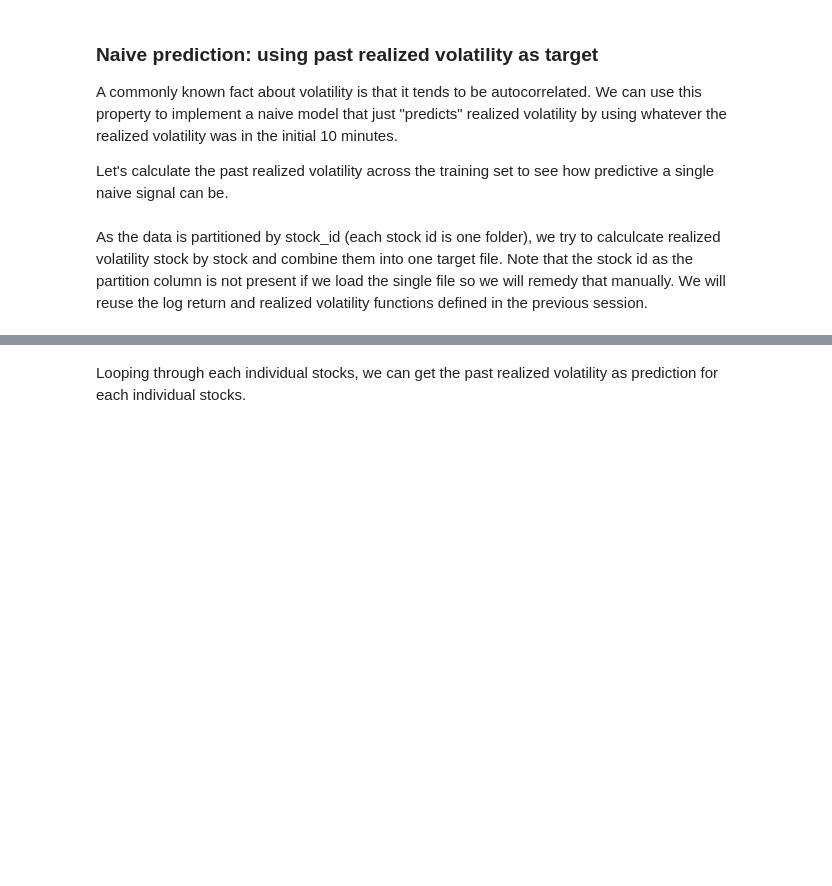
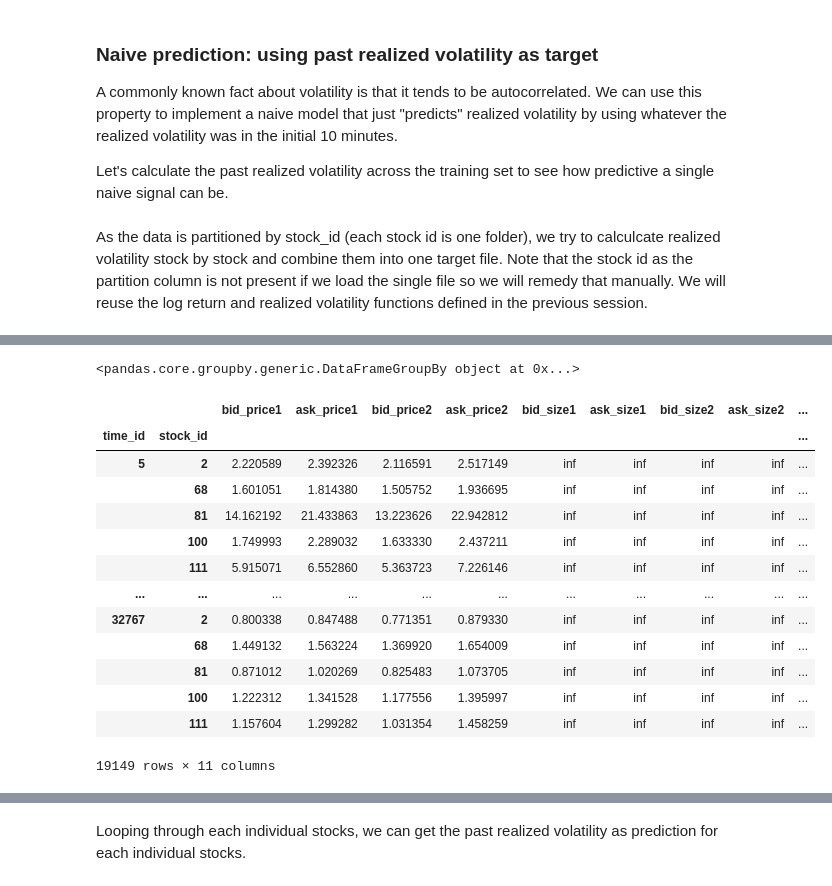
Before and after one commit to arungansi/Jovian-ML-0toGBMs, a Jupyter notebook: my-zero-to-gbm-proj-assign.ipynb, the cells around one changed output, grey strips where cells are left out. Drawn from its saved outputs; the diff is of its cells as text; code cells hidden in the pictures; blank space fills up the shorter version.

```diff
--- a/my-zero-to-gbm-proj-assign.ipynb
+++ b/my-zero-to-gbm-proj-assign.ipynb
@@ -347,0 +625,23 @@ df_order_book_50.groupby(['time_id','stock_id']).seconds_in_bucket.count()
+# %%
+df_time_stock = s2.groupby(level=['time_id','stock_id'])
+# %%
+df_time_stock
+# %% [output]
+<pandas.core.groupby.generic.DataFrameGroupBy object at 0x...>
+# %%
+df_time_stock.prod()
+# %% [output]
+|  |  | bid_price1 | ask_price1 | bid_price2 | ask_price2 | bid_size1 | ask_size1 | bid_size2 | ask_size2 | ... |
+| time_id | stock_id |  |  |  |  |  |  |  |  | ... |
+| 5 | 2 | 2.220589 | 2.392326 | 2.116591 | 2.517149 | inf | inf | inf | inf | ... |
+|  | 68 | 1.601051 | 1.814380 | 1.505752 | 1.936695 | inf | inf | inf | inf | ... |
+|  | 81 | 14.162192 | 21.433863 | 13.223626 | 22.942812 | inf | inf | inf | inf | ... |
+|  | 100 | 1.749993 | 2.289032 | 1.633330 | 2.437211 | inf | inf | inf | inf | ... |
+|  | 111 | 5.915071 | 6.552860 | 5.363723 | 7.226146 | inf | inf | inf | inf | ... |
+| ... | ... | ... | ... | ... | ... | ... | ... | ... | ... | ... |
+| 32767 | 2 | 0.800338 | 0.847488 | 0.771351 | 0.879330 | inf | inf | inf | inf | ... |
+|  | 68 | 1.449132 | 1.563224 | 1.369920 | 1.654009 | inf | inf | inf | inf | ... |
+|  | 81 | 0.871012 | 1.020269 | 0.825483 | 1.073705 | inf | inf | inf | inf | ... |
+|  | 100 | 1.222312 | 1.341528 | 1.177556 | 1.395997 | inf | inf | inf | inf | ... |
+|  | 111 | 1.157604 | 1.299282 | 1.031354 | 1.458259 | inf | inf | inf | inf | ... |
+19149 rows × 11 columns
```
Also changed, not shown: parts of 71 cells of this notebook.
